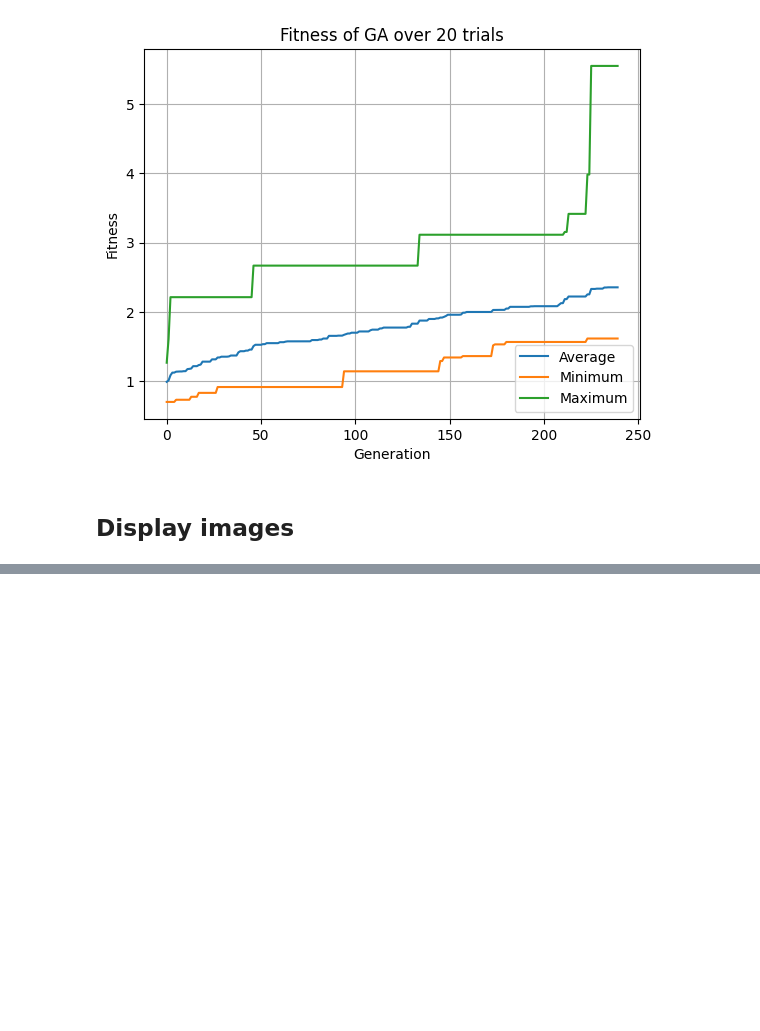
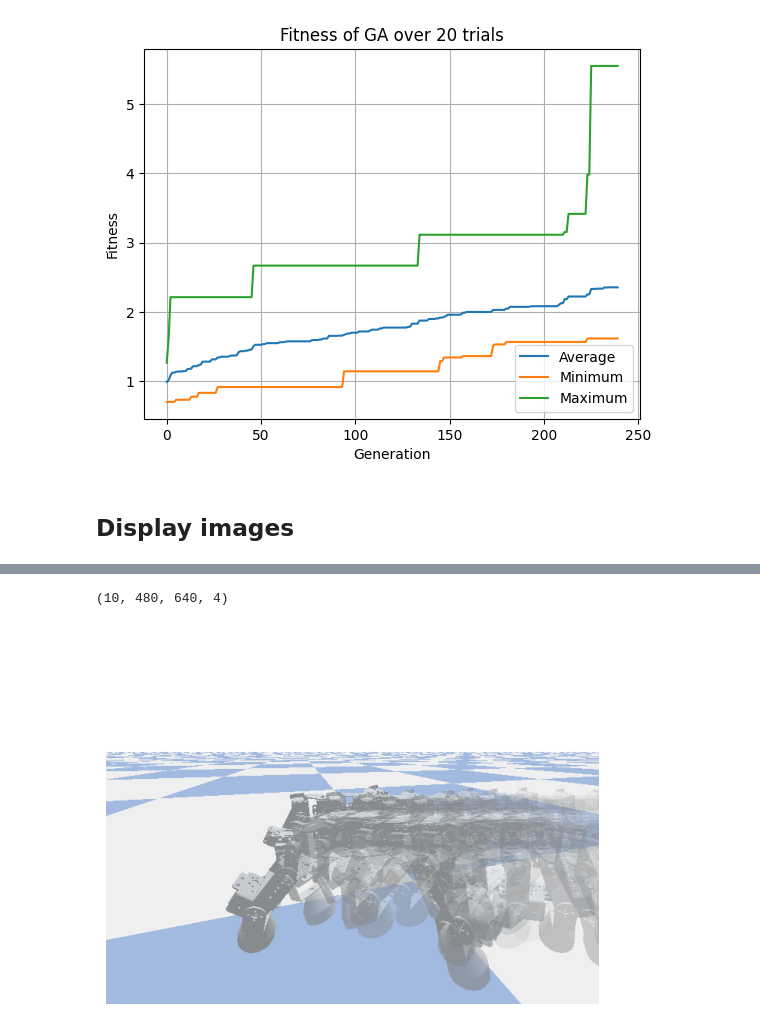
Before and after one commit to shepai/Quadruped, a Jupyter notebook: Code/GAs/revie.ipynb, the cells around one changed output, grey strips where cells are left out. Saved outputs shown, nothing was run; the diff lists cells and outputs as text; code cells hidden in the pictures; blank space fills up the shorter version.

```diff
--- a/Code/GAs/revie.ipynb
+++ b/Code/GAs/revie.ipynb
@@ -99,14 +101,3 @@ plt.show()
 [figure]
 # %% [markdown]
 ## Display images
-# %%
-images=np.load(datapath+"/assets/frames.npy")
-print(images.shape)
-plt.imshow(images[0])
-plt.show()
-plt.imshow(images[1])
-plt.show()
-plt.imshow(images[2])
-plt.show()
-
-#write function that removes everything but robot
@@ -117,0 +104,60 @@ plt.show()
+# %%
+
+#write function that removes everything but robot
+def remove_back(image,alpha=0):
+    remove_colors = [(255, 255, 255), (162, 186, 224), (239, 239, 239)]
+    image_pix = image[:, :, :3]  # Extract RGB channels
+    # Ensure the image has an alpha channel
+    if image.shape[2] == 3:
+        image = np.dstack((image, np.full(image.shape[:2], 255, dtype=np.uint8)))  # Add alpha channel
+    for color in remove_colors:
+        mask = np.all(image_pix == color, axis=-1)
+        image[mask]=0
+        image[mask, 3] = alpha  # Set alpha to 0 (fully transparent) for matching colors
+    return image
+def change_robot_vis(image,alpha=0):
+    image_pix = image[:, :, :3]  # Extract RGB channels
+    # Ensure the image has an alpha channel
+    if image.shape[2] == 3:
+        image = np.dstack((image, np.full(image.shape[:2], 255, dtype=np.uint8)))  # Add alpha channel
+    mask = np.all(image_pix != (0,0,0), axis=-1)
+    image[mask, 3] = alpha  # Set alpha to 0 (fully transparent) for matching colors
+    return image
+
+def overlay_images_shifted(images, shift=40):
+    base = images[0].astype(np.float32)
+    h, w = base.shape[:2]
+
+    for i, overlay in enumerate(images[1:], start=1):
+        overlay = change_robot_vis(remove_back(overlay,0),(len(images)-i)/len(images) *200)
+        #overlay[:,:,3]=0#(len(images)-i)/len(images) *100
+        overlay = overlay.astype(np.float32)
+        overlay = cv2.resize(overlay, (w, h), interpolation=cv2.INTER_LANCZOS4) if overlay.shape[:2] != (h, w) else overlay
+        shift_x = min(i * shift, w)  # Ensure shifting doesn't exceed width
+        shifted_overlay = np.zeros_like(base)
+
+        if overlay.shape[-1] == 4:
+            shifted_overlay[:, shift_x:] = overlay[:, :w - shift_x]  # Shift right
+        else:
+            shifted_overlay[:, shift_x:, :3] = overlay[:, :w - shift_x, :3]  # Shift RGB
+            shifted_overlay[:, shift_x:, 3:4] = 255  # Full alpha
+
+        alpha_overlay = shifted_overlay[..., 3:4] / 255.0
+        alpha_base = base[..., 3:4] / 255.0
+        blended_rgb = shifted_overlay[..., :3] * alpha_overlay + base[..., :3] * (1 - alpha_overlay)
+        blended_alpha = alpha_overlay + alpha_base * (1 - alpha_overlay)
+        base = np.concatenate([blended_rgb, blended_alpha * 255], axis=-1)
+
+    return base.astype(np.uint8)
+
+images=np.load(datapath+"/assets/frames.npy")[0:10]
+print(images.shape)
+image=overlay_images_shifted(images)
+output_image = Image.fromarray(image)
+output_image.save(datapath+"/assets/robot.png", format="PNG")
+plt.imshow(image)
+plt.axis("off")
+plt.show()
+# %% [output]
+(10, 480, 640, 4)
+[figure, added]
```
Also changed, not shown: parts of 2 cells of this notebook.
